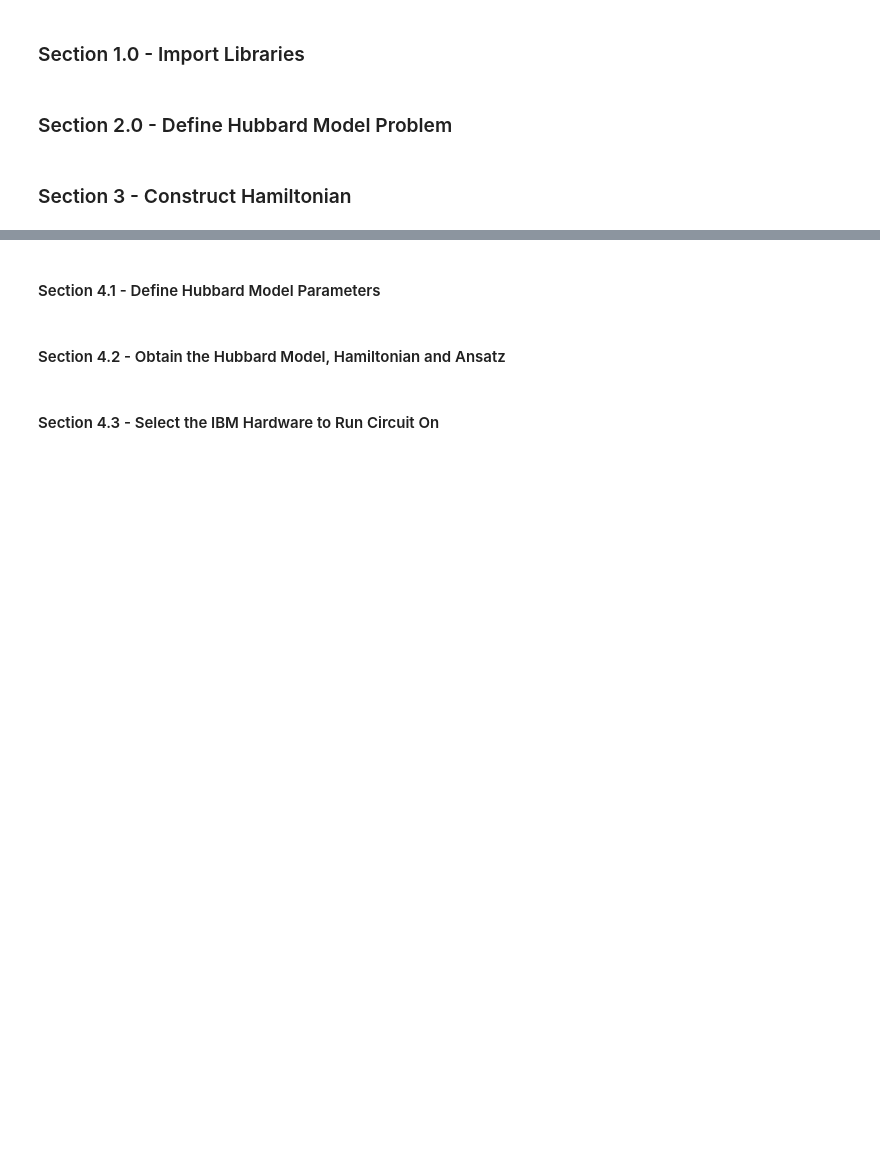
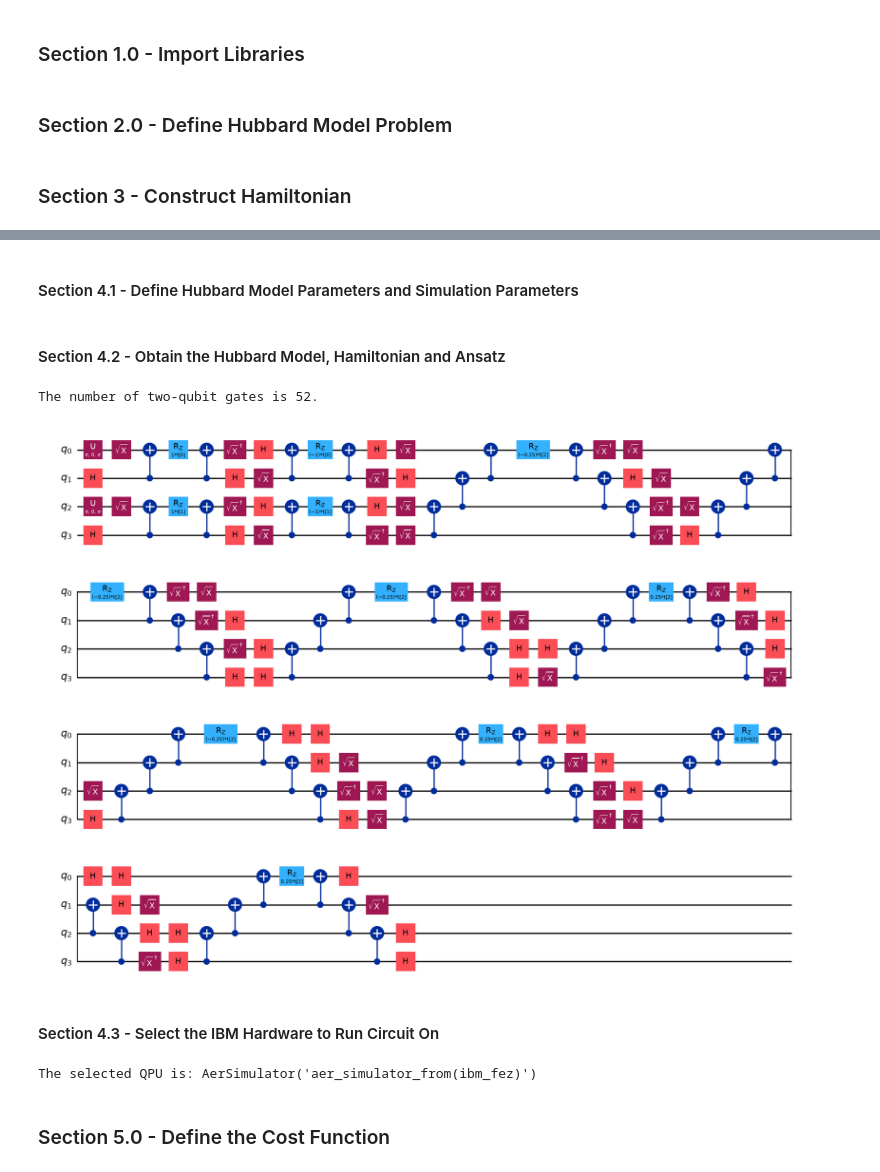
Before and after one commit to axz60/NQCC-Hack-2026, a Jupyter notebook: max_dir/2_Site_Linear_Hubbard_Model.ipynb, the cells around one changed output, grey strips where cells are left out. Drawn from its saved outputs; the diff is of its cells as text; code cells hidden in the pictures; blank space fills up the shorter version.

```diff
--- a/max_dir/2_Site_Linear_Hubbard_Model.ipynb
+++ b/max_dir/2_Site_Linear_Hubbard_Model.ipynb
@@ -105,5 +107,5 @@ def get_Hamiltonian(Hubbard_model):
 # %% [markdown]
-#### Section 4.1 - Define Hubbard Model Parameters
+#### Section 4.1 - Define Hubbard Model Parameters and Simulation Parameters
 # %%
 U = 4.0 # Set site energy
 t = 1.0 # Set hopping energy
@@ -118,10 +122,35 @@ n_e_down = Hubbard_model_n_elec[1] # Number of spin down electrons
 # %%
 Hubbard_model = get_Hubbard_model(n_sites, Hubbard_model_n_elec, U, t, False) # Obtain the model
 
-H = get_Hamiltonian(Hubbard_model) # Calcaulate the Hamiltonian
+H = get_Hamiltonian() # Calcaulate the Hamiltonian
 
-ansatz = UCCSD(num_spatial_orbitals=n_sites, num_particles=(n_e_up, n_e_down), qubit_mapper=JordanWignerMapper()) # Assign the ansatz
+q_mapper = JordanWignerMapper()
+
+# Generate the initial Hartree-Fock state
+initial_state = HartreeFock(num_spatial_orbitals=n_sites,
+                            num_particles=(n_e_up, n_e_down),
+                            qubit_mapper=q_mapper)
+
+# Generate the ansatz
+ansatz = UCC(num_spatial_orbitals=n_sites,
+               num_particles=(n_e_up, n_e_down),
+               excitations='sd',
+               qubit_mapper=q_mapper,
+               initial_state=initial_state,
+               generalized=True,
+               reps=1)
+
 n_params = ansatz.num_parameters # Determine the number of parameters in the ansatz
+
+params_0 = np.zeros(n_params) # Initialise the ansatz parameters
+# %%
+n_2_qubt_gates = ansatz.decompose().decompose().depth(lambda x: x.operation.num_qubits == 2)
+print(f'The number of two-qubit gates is {n_2_qubt_gates}.') # Calcualte the number of 2-qubit operations
+
+ansatz.decompose().decompose().draw('mpl', style='iqp') # Draw the quantum circuit
+# %% [output]
+The number of two-qubit gates is 52.
+[figure, added]
 # %% [markdown]
 #### Section 4.3 - Select the IBM Hardware to Run Circuit On
 # %%
@@ -130,0 +164,6 @@ backend = service.least_busy(operational=True, simulator=False) # Select the le
+# %%
+print(f'The selected QPU is: {backend}') # Return the selected backend QPU
+# %% [output]
+The selected QPU is: AerSimulator('aer_simulator_from(ibm_fez)')
+# %% [markdown]
+### Section 5.0 - Define the Cost Function
```
Also changed, not shown: parts of 19 cells of this notebook, 2 other files.
